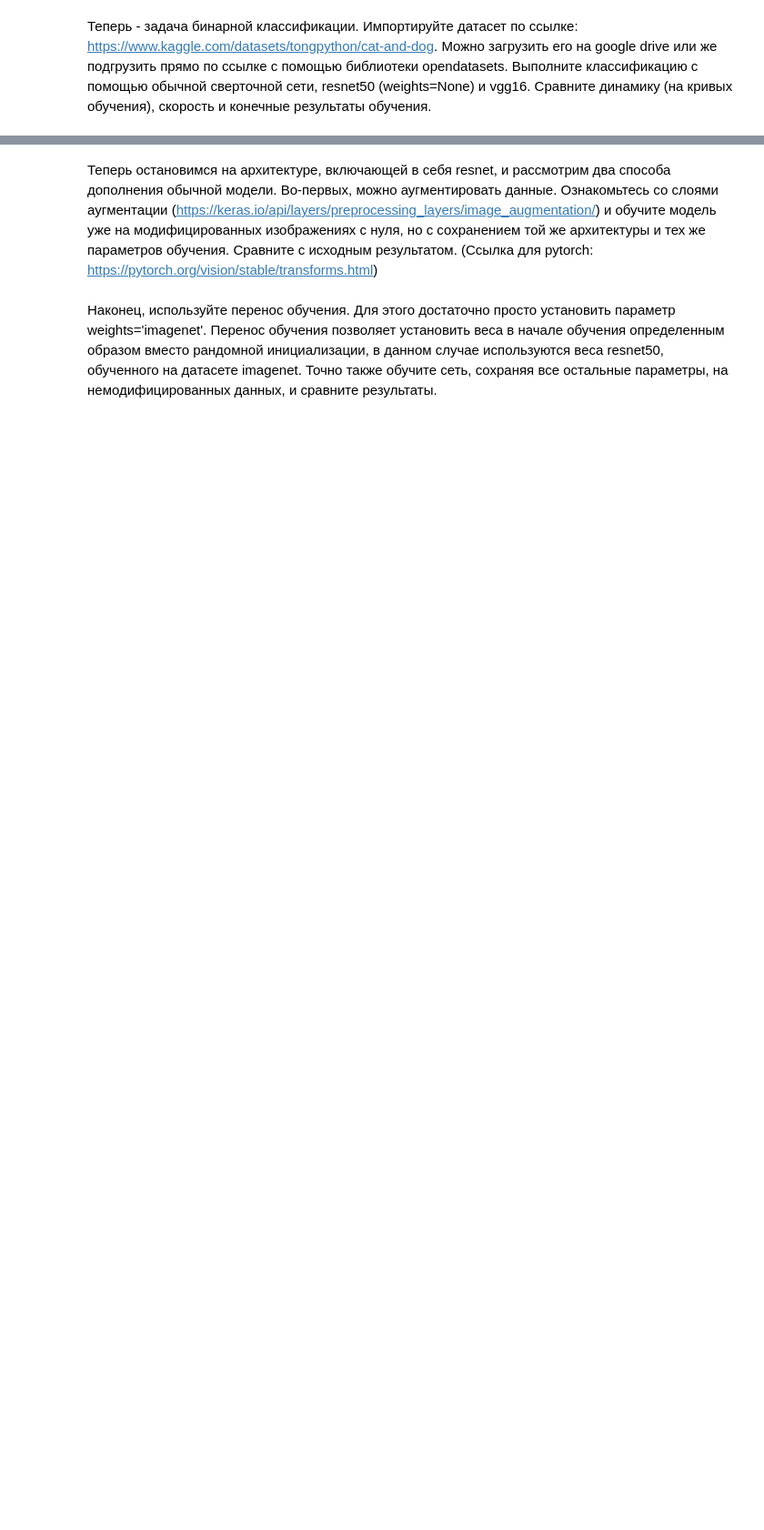
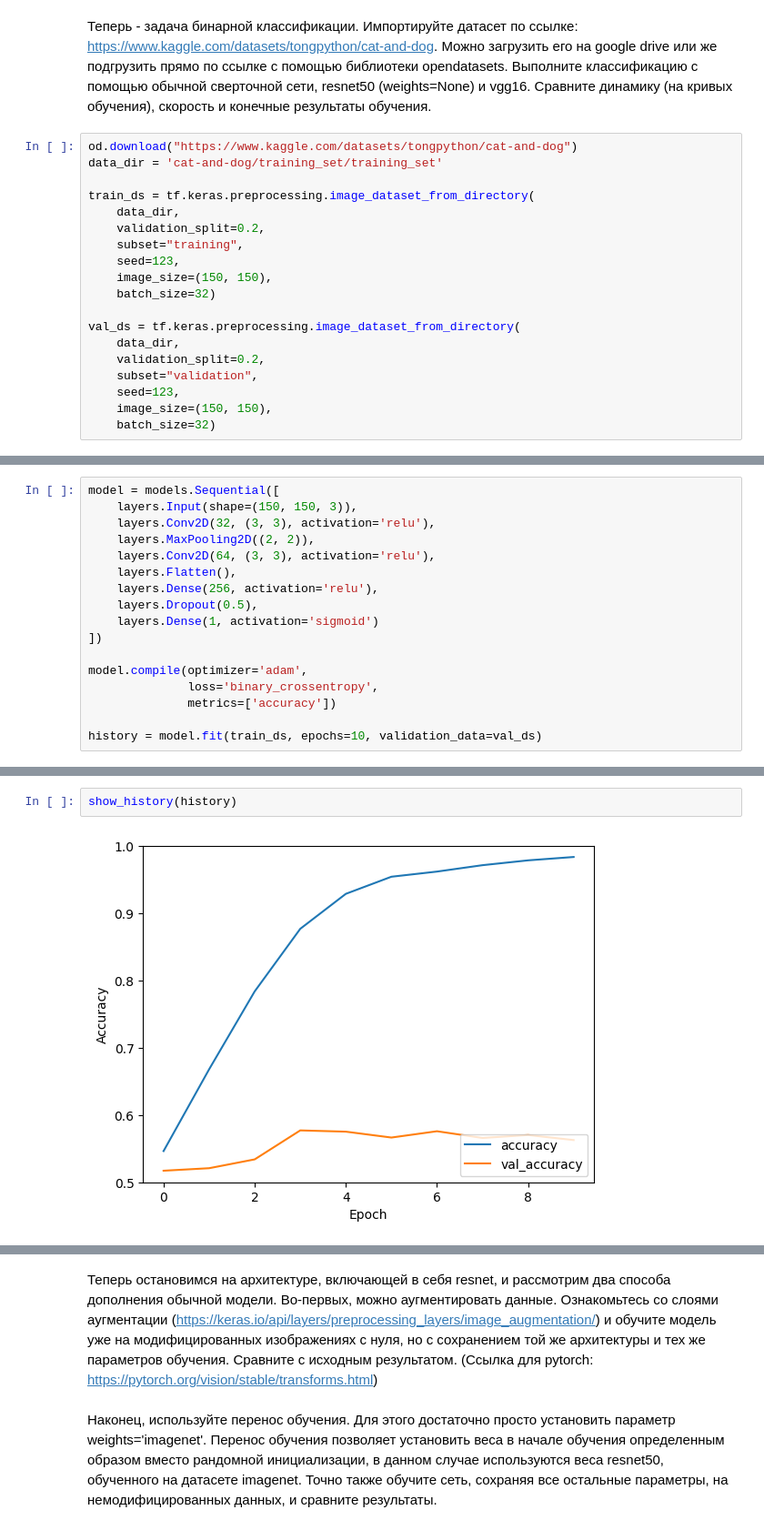
Before and after one commit to BZ6/PINDeepLearning, a Jupyter notebook: Лабораторная_работа_№2.ipynb, the cells around one changed output, grey strips where cells are left out. Shown at 91% size. Cells and saved outputs as stored; diff of their text form; blank space fills up the shorter version.

```diff
--- a/Лабораторная_работа_№2.ipynb
+++ b/Лабораторная_работа_№2.ipynb
@@ -9,2 +166,21 @@
 # %% [markdown]
 Теперь - задача бинарной классификации. Импортируйте датасет по ссылке: https://www.kaggle.com/datasets/tongpython/cat-and-dog. Можно загрузить его на google drive или же подгрузить прямо по ссылке с помощью библиотеки opendatasets. Выполните классификацию с помощью обычной сверточной сети, resnet50 (weights=None) и vgg16. Сравните динамику (на кривых обучения), скорость и конечные результаты обучения.
+# %%
+od.download("https://www.kaggle.com/datasets/tongpython/cat-and-dog")
+data_dir = 'cat-and-dog/training_set/training_set'
+
+train_ds = tf.keras.preprocessing.image_dataset_from_directory(
+    data_dir,
+    validation_split=0.2,
+    subset="training",
+    seed=123,
+    image_size=(150, 150),
+    batch_size=32)
+
+val_ds = tf.keras.preprocessing.image_dataset_from_directory(
+    data_dir,
+    validation_split=0.2,
+    subset="validation",
+    seed=123,
+    image_size=(150, 150),
+    batch_size=32)
@@ -10,0 +196,17 @@
+# %%
+model = models.Sequential([
+    layers.Input(shape=(150, 150, 3)),
+    layers.Conv2D(32, (3, 3), activation='relu'),
+    layers.MaxPooling2D((2, 2)),
+    layers.Conv2D(64, (3, 3), activation='relu'),
+    layers.Flatten(),
+    layers.Dense(256, activation='relu'),
+    layers.Dropout(0.5),
+    layers.Dense(1, activation='sigmoid')
+])
+
+model.compile(optimizer='adam',
+              loss='binary_crossentropy',
+              metrics=['accuracy'])
+
+history = model.fit(train_ds, epochs=10, validation_data=val_ds)
@@ -10,0 +234,4 @@
+# %%
+show_history(history)
+# %% [output]
+[figure, added]
```
Also changed, not shown: parts of 16 cells of this notebook.
